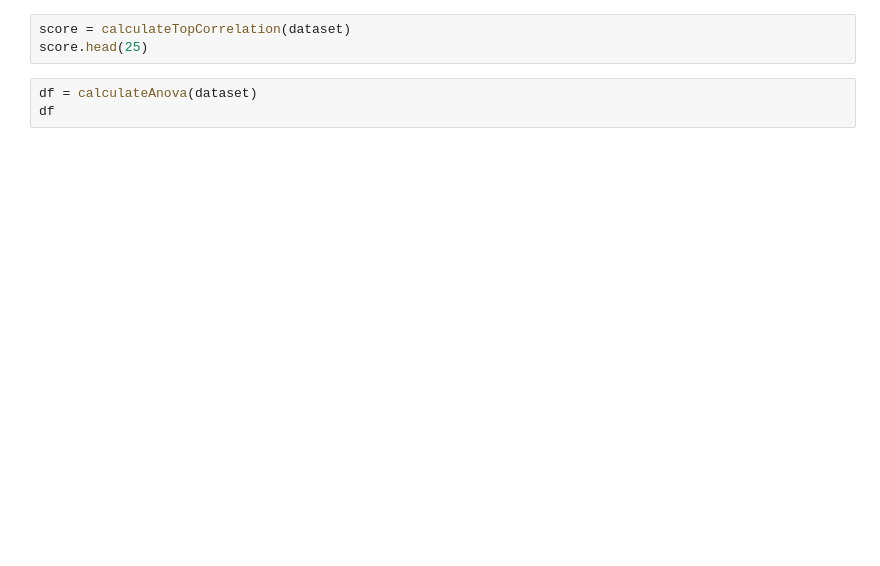
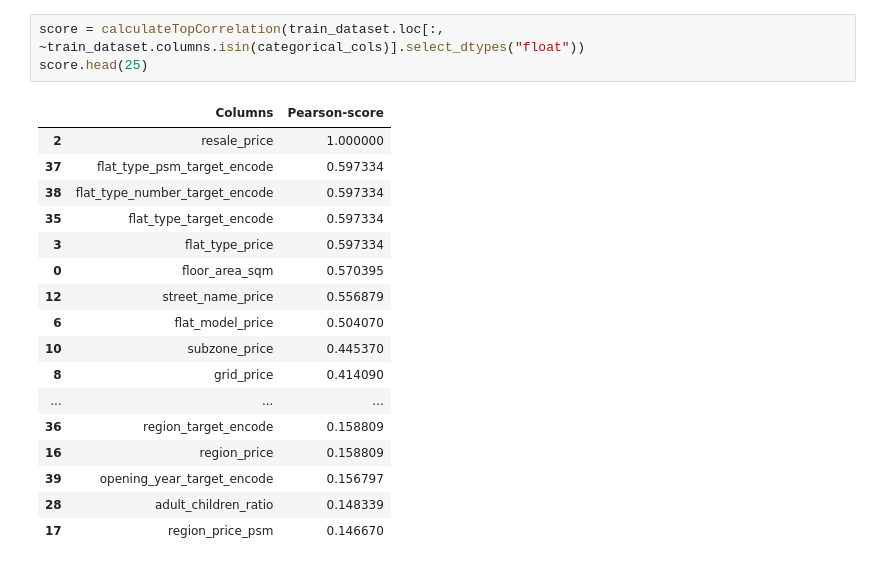
Before and after one commit to gracengu/CS5228-HDB-Resale-Group-14, a Jupyter notebook: src/preprocessing.ipynb, the cells around one changed output. Drawn from its saved outputs; the diff is of its cells as text; blank space fills up the shorter version.

```diff
--- a/src/preprocessing.ipynb
+++ b/src/preprocessing.ipynb
@@ -65,6 +179,21 @@ calculateTopChiSqure(dataset)
 # %%
-score = calculateTopCorrelation(dataset)
+score = calculateTopCorrelation(train_dataset.loc[:, ~train_dataset.columns.isin(categorical_cols)].select_dtypes("float"))
 score.head(25)
+# %% [output]
+|  | Columns | Pearson-score |
+| 2 | resale_price | 1.000000 |
+| 37 | flat_type_psm_target_encode | 0.597334 |
+| 38 | flat_type_number_target_encode | 0.597334 |
+| 35 | flat_type_target_encode | 0.597334 |
+| 3 | flat_type_price | 0.597334 |
+| 0 | floor_area_sqm | 0.570395 |
+| 12 | street_name_price | 0.556879 |
+| 6 | flat_model_price | 0.504070 |
+| 10 | subzone_price | 0.445370 |
+| 8 | grid_price | 0.414090 |
+| ... | ... | ... |
+| 36 | region_target_encode | 0.158809 |
+| 16 | region_price | 0.158809 |
+| 39 | opening_year_target_encode | 0.156797 |
+| 28 | adult_children_ratio | 0.148339 |
+| 17 | region_price_psm | 0.146670 |
-# %%
-df = calculateAnova(dataset)
-df
```
Also changed, not shown: parts of 23 cells of this notebook, 37 other files.
